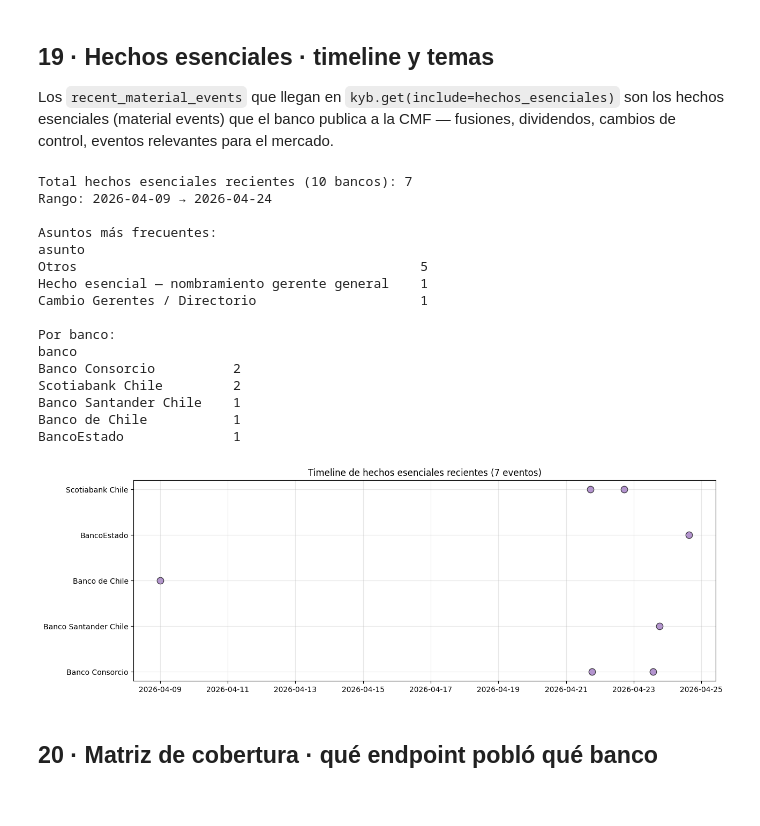
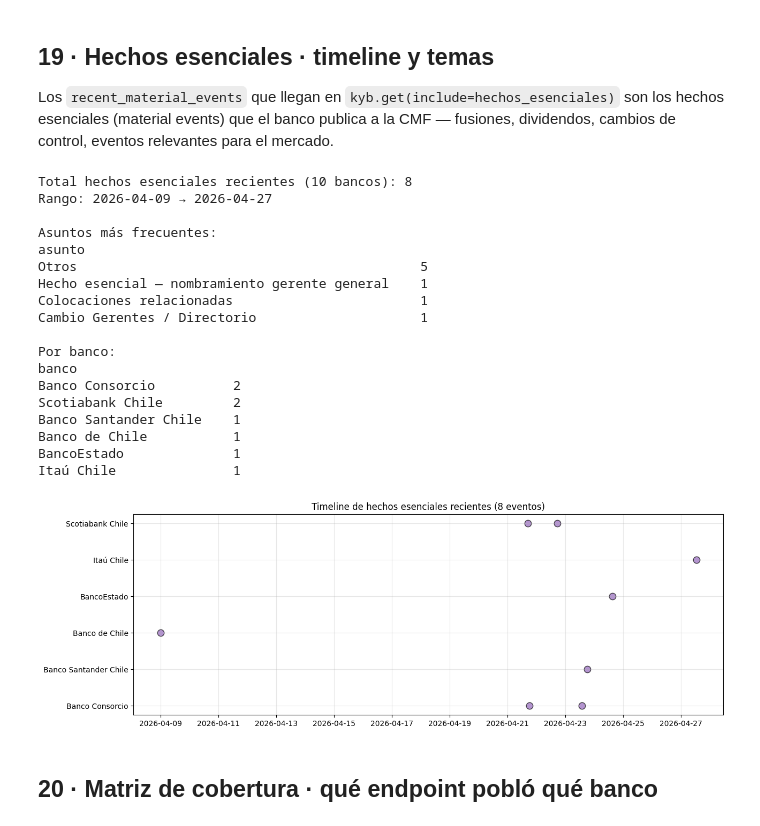
Before and after one commit to l0rdbarcsacs/cerberus-sdk-python, a Jupyter notebook: examples/notebooks/04-top10-bancos-chile.ipynb, the cells around one changed output. Cells and saved outputs as stored; diff of their text form; code cells hidden in the pictures.

```diff
--- a/examples/notebooks/04-top10-bancos-chile.ipynb
+++ b/examples/notebooks/04-top10-bancos-chile.ipynb
@@ -1225,21 +1527,31 @@ cmf_art12_transactions     2
 cmf_opas                   2
 cmf_ran_capitulos          1
 # %%
-# Heatmap query × source (best score)
+# Heatmap query x source (best score)
 fig, ax = plt.subplots(figsize=(12, 5))
-heat = df_search.groupby(["query","source"])["score"].max().unstack(fill_value=0)
+heat = df_search.groupby(["query", "source"])["score"].max().unstack(fill_value=0)
 im = ax.imshow(heat.values, cmap="Blues", aspect="auto", vmin=0, vmax=heat.values.max())
-ax.set_xticks(range(len(heat.columns))); ax.set_xticklabels(heat.columns, rotation=25, ha="right")
-ax.set_yticks(range(len(heat.index))); ax.set_yticklabels(heat.index)
+ax.set_xticks(range(len(heat.columns)))
+ax.set_xticklabels(heat.columns, rotation=25, ha="right")
+ax.set_yticks(range(len(heat.index)))
+ax.set_yticklabels(heat.index)
 for i in range(len(heat.index)):
     for j in range(len(heat.columns)):
         v = heat.iloc[i, j]
         if v > 0:
-            ax.text(j, i, f"{v:.2f}", ha="center", va="center",
-                    color="white" if v > heat.values.max() * 0.6 else "black", fontsize=8)
-ax.set_title("Best match score · query × source_table")
+            ax.text(
+                j,
+                i,
+                f"{v:.2f}",
+                ha="center",
+                va="center",
+                color="white" if v > heat.values.max() * 0.6 else "black",
+                fontsize=8,
+            )
+ax.set_title("Best match score · query x source_table")
 fig.colorbar(im, ax=ax, label="score (cosine similarity)")
-plt.tight_layout(); plt.show()
+plt.tight_layout()
+plt.show()
 # %% [output]
 [figure]
 # %% [markdown]
@@ -1297,12 +1627,14 @@ mercado.
 events_rows = []
 for p in profiles:
     for e in p.get("_events", []):
-        events_rows.append({
-            "banco": p["hint"],
-            "fecha": e.get("publicacion_at"),
-            "asunto": e.get("asunto") or "—",
-            "id": e.get("id"),
-        })
+        events_rows.append(
+            {
+                "banco": p["hint"],
+                "fecha": e.get("publicacion_at"),
+                "asunto": e.get("asunto") or "—",
+                "id": e.get("id"),
+            }
+        )
 df_ev = pd.DataFrame(events_rows)
 df_ev["fecha"] = pd.to_datetime(df_ev["fecha"], errors="coerce")
 print(f"Total hechos esenciales recientes (10 bancos): {len(df_ev)}")
@@ -1313,13 +1645,14 @@ if len(df_ev):
     print(f"\nPor banco:")
     print(df_ev.groupby("banco").size().sort_values(ascending=False).to_string())
 # %% [output]
-Total hechos esenciales recientes (10 bancos): 7
-Rango: 2026-04-09 → 2026-04-24
+Total hechos esenciales recientes (10 bancos): 8
+Rango: 2026-04-09 → 2026-04-27
 
 Asuntos más frecuentes:
 asunto
 Otros                                            5
 Hecho esencial — nombramiento gerente general    1
+Colocaciones relacionadas                        1
 Cambio Gerentes / Directorio                     1
 
 Por banco:
@@ -1329,19 +1662,21 @@ Scotiabank Chile         2
 Banco Santander Chile    1
 Banco de Chile           1
 BancoEstado              1
+Itaú Chile               1
 # %%
 if len(df_ev):
     fig, ax = plt.subplots(figsize=(13, 4.5))
     bank_y = {b: i for i, b in enumerate(sorted(df_ev["banco"].unique()))}
     df_ev["y"] = df_ev["banco"].map(bank_y)
     ax.scatter(df_ev["fecha"], df_ev["y"], s=80, alpha=0.7, c="#9467bd", edgecolor="black")
     ax.set_yticks(list(bank_y.values()))
     ax.set_yticklabels(list(bank_y.keys()))
     ax.set_title(f"Timeline de hechos esenciales recientes ({len(df_ev)} eventos)")
     ax.grid(alpha=0.3)
-    plt.tight_layout(); plt.show()
+    plt.tight_layout()
+    plt.show()
 # %% [output]
-[figure, old version]
+[figure, new version]
 # %% [markdown]
 ## 20 · Matriz de cobertura · qué endpoint pobló qué banco
 # %%
```
Also changed, not shown: parts of 37 cells of this notebook, 26 other files.
